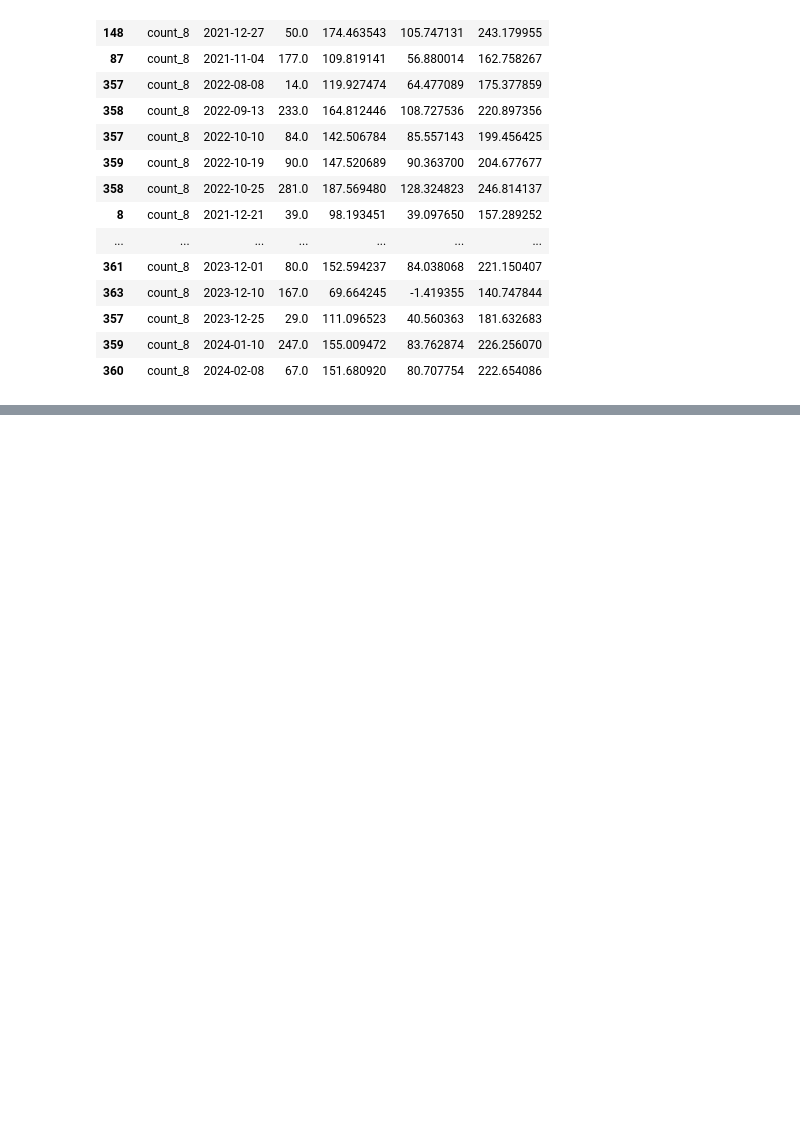
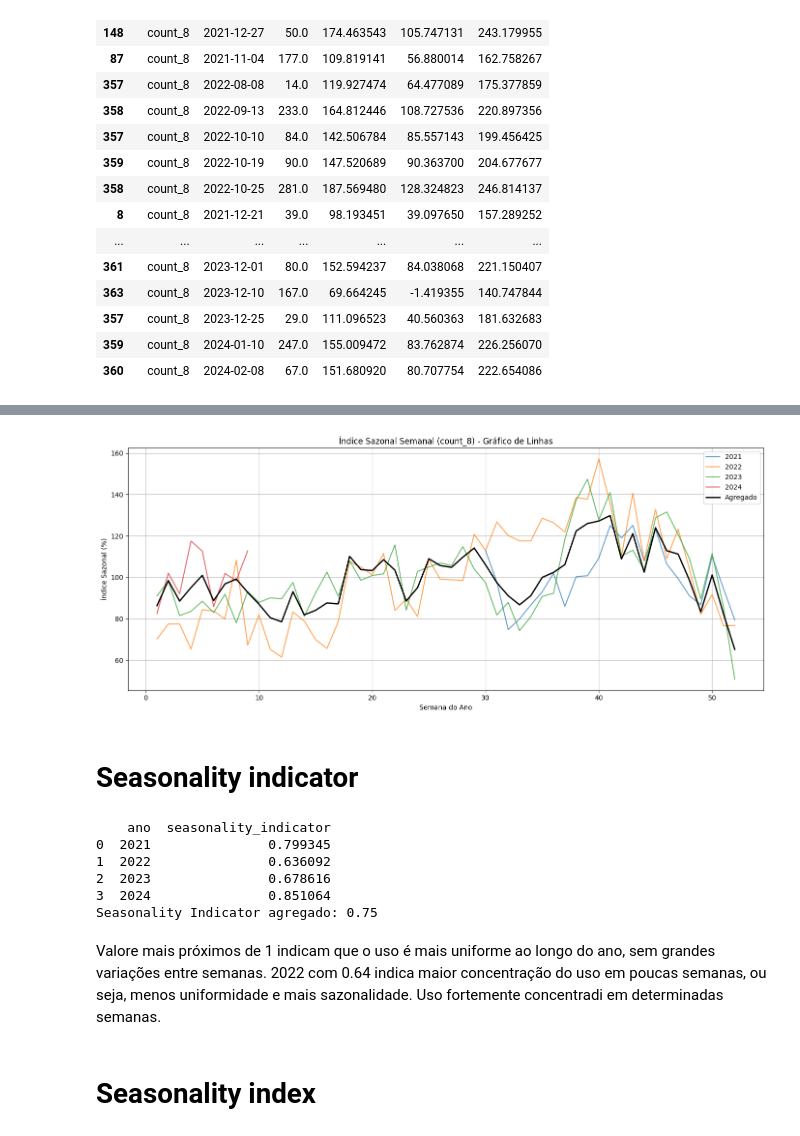
Before and after one commit to joanacarvalheiro/Seasonality, a Jupyter notebook: construcao_modelos/MSTL.ipynb, the cells around one changed output, grey strips where cells are left out. Drawn from its saved outputs; the diff is of its cells as text; code cells hidden in the pictures; blank space fills up the shorter version.

```diff
--- a/construcao_modelos/MSTL.ipynb
+++ b/construcao_modelos/MSTL.ipynb
@@ -720,0 +568,32 @@ print(anomalies)
+# %%
+# Preparação dos dados
+df = df_corrigido_final.copy() # copia para não modificar o original
+df.index = pd.to_datetime(df.index)
+serie_count_8 = df['count_8'].copy()
+
+df_semanal = serie_count_8.reset_index() # dataframe só com o contador 8, ano e semana
+df_semanal['ano'] = df_semanal['detected'].dt.isocalendar().year # criar a coluna ano
+df_semanal['semana'] = df_semanal['detected'].dt.isocalendar().week # criar a coluna semana
+
+# 1. Cálculo dos índices sazonais
+# Média anual
+df_media_anual = df_semanal.groupby('ano')['count_8'].mean().reset_index(name='media_anual')
+# Média semanal da contagem para cada ano
+df_media_semanal = df_semanal.groupby(['ano', 'semana'])['count_8'].mean().reset_index(name='media_semanal')
+
+# Merge para calcular índice sazonal (%)
+df_indices = pd.merge(df_media_semanal, df_media_anual, on='ano')
+df_indices['indice_sazonal'] = (df_indices['media_semanal'] / df_indices['media_anual']) * 100
+
+# 2. Índice sazonal agregado (média por semana em todos os anos)
+df_agregado = df_semanal.groupby('semana')['count_8'].mean().reset_index(name='media_agg')
+media_total = df_semanal['count_8'].mean()
+df_agregado['indice_sazonal_agg'] = (df_agregado['media_agg'] / media_total) * 100
+
+#  Seasonality Ratio
+seasonality_ratios = df_indices.groupby('ano')['indice_sazonal'].agg(lambda x: x.max() / 100).reset_index(name='seasonality_ratio')
+seasonality_ratio_agg = df_agregado['indice_sazonal_agg'].max() / 100
+
+print("Seasonality Ratio por ano:")
+print(seasonality_ratios)
+print(f"\nSeasonality Ratio agregado: {seasonality_ratio_agg:.2f}")
@@ -720,0 +659,35 @@ print(anomalies)
+# %%
+plt.figure(figsize=(14, 6))
+for ano in anos:
+    plt.plot(df_pivot['semana'], df_pivot[ano], label=str(ano), alpha=0.7)
+plt.plot(df_pivot['semana'], df_pivot['indice_sazonal_agg'], color='black', linewidth=2, label='Agregado')
+
+plt.xlabel('Semana do Ano')
+plt.ylabel('Índice Sazonal (%)')
+plt.title('Índice Sazonal Semanal (count_8) - Gráfico de Linhas')
+plt.legend()
+plt.grid(True)
+plt.tight_layout()
+plt.show()
+# %% [output]
+[figure, added]
+# %% [markdown]
+# Seasonality indicator
+# %%
+indice_agrupado = df_indices.groupby('semana')['indice_sazonal'].mean().reset_index()
+indice_agrupado.columns = ['semana', 'Agregado']
+seasonality_indicators = df_indices.groupby('ano')['indice_sazonal'].agg(lambda x: 100 / x.max()).reset_index(name='seasonality_indicator')
+seasonality_indicator_agg = 100 / indice_agrupado['Agregado'].max()
+print(seasonality_indicators)
+print(f"Seasonality Indicator agregado: {seasonality_indicator_agg:.2f}")
+# %% [output]
+    ano  seasonality_indicator
+0  2021               0.799345
+1  2022               0.636092
+2  2023               0.678616
+3  2024               0.851064
+Seasonality Indicator agregado: 0.75
+# %% [markdown]
+Valore mais próximos de 1 indicam que o uso é mais uniforme ao longo do ano, sem grandes variações entre semanas. 2022 com 0.64 indica maior concentração do uso em poucas semanas, ou seja, menos uniformidade e mais sazonalidade. Uso fortemente concentradi em determinadas semanas.
+# %% [markdown]
+# Seasonality index
```
Also changed, not shown: parts of 30 cells of this notebook.
